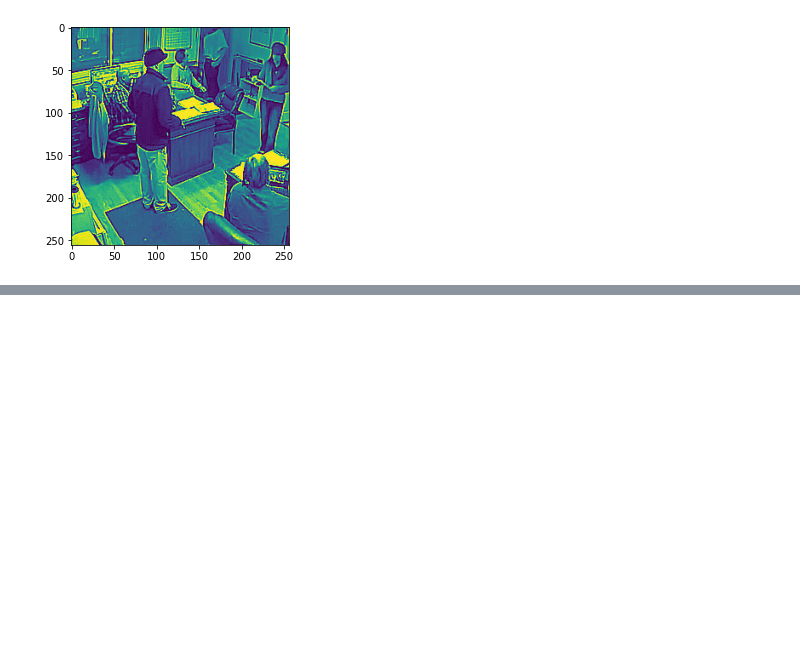
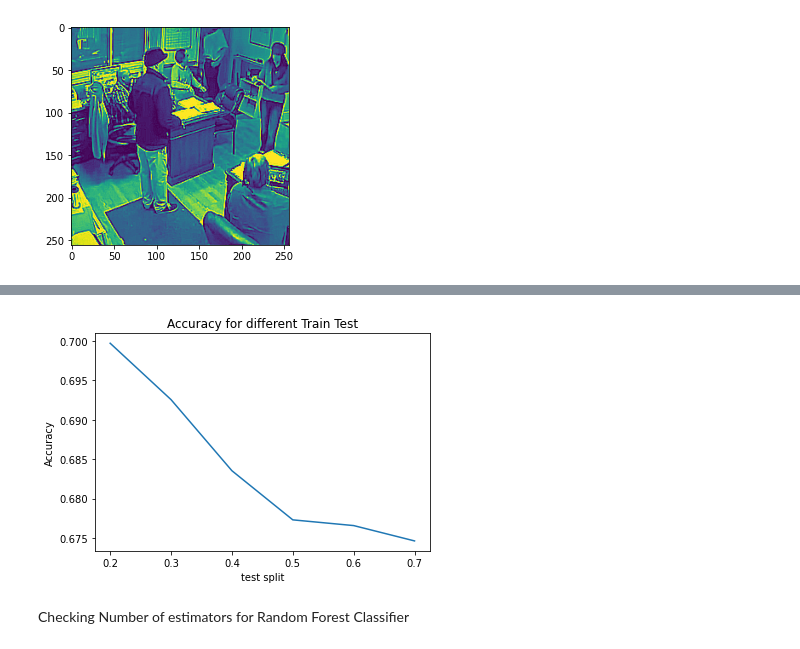
Before and after one commit to divyakumar95/HumanCount, a Jupyter notebook: MachineLearning-CA01.ipynb, the cells around one changed output, grey strips where cells are left out. Saved outputs shown, nothing was run; the diff lists cells and outputs as text; code cells hidden in the pictures; blank space fills up the shorter version.

```diff
--- a/MachineLearning-CA01.ipynb
+++ b/MachineLearning-CA01.ipynb
@@ -330,3 +42,0 @@ def loadData():
-# %%
-X = loadData()
-y = ImageNames1['people'].tolist()
@@ -508,0 +142,19 @@ actual [1, 2, 1, 2, 1, 2, 1, 1, 1, 2, 2, 2, 3, 1, 1, 1, 1, 1, 1, 1, 1, 1, 3, 1,
+# %%
+rf = RandomForestClassifier(n_estimators=80, criterion='entropy')
+
+def get_models():
+	models = dict()
+	models['lr'] = LogisticRegression()
+	models['bayes'] = GaussianNB()
+	models['svm_Linear'] = SVC(kernel='linear')
+	models['svm_Polly'] = SVC(kernel='poly')
+	models['svm_RBF'] = SVC(kernel='rbf')
+	models['svm_Sigmoid'] = SVC(kernel='sigmoid')
+	#models['Decision_Tree'] = DecisionTreeClassifier()
+	models['dt_ent'] = DecisionTreeClassifier(criterion='entropy')
+	models['dt_gini'] = DecisionTreeClassifier(criterion='gini')
+	models['rf'] = RandomForestClassifier(n_estimators=80, criterion='entropy')
+	models['adaboost'] = AdaBoostClassifier(base_estimator=rf, n_estimators=2)
+	#models['xgb'] = XGBClassifier()
+	models['stacking'] = get_stacking()
+	return models
@@ -508,0 +246,11 @@ actual [1, 2, 1, 2, 1, 2, 1, 1, 1, 2, 2, 2, 3, 1, 1, 1, 1, 1, 1, 1, 1, 1, 3, 1,
+# %%
+import matplotlib.pyplot as plt
+%matplotlib inline
+
+plt.plot(*zip(*sorted(tsize_acc.items())))
+plt.ylabel('Accuracy'); plt.xlabel('test split'); plt.title('Accuracy for different Train Test');
+plt.show()
+# %% [output]
+[figure, added]
+# %% [markdown]
+Checking Number of estimators for Random Forest Classifier
```
Also changed, not shown: parts of 76 cells of this notebook, 12 other files.
